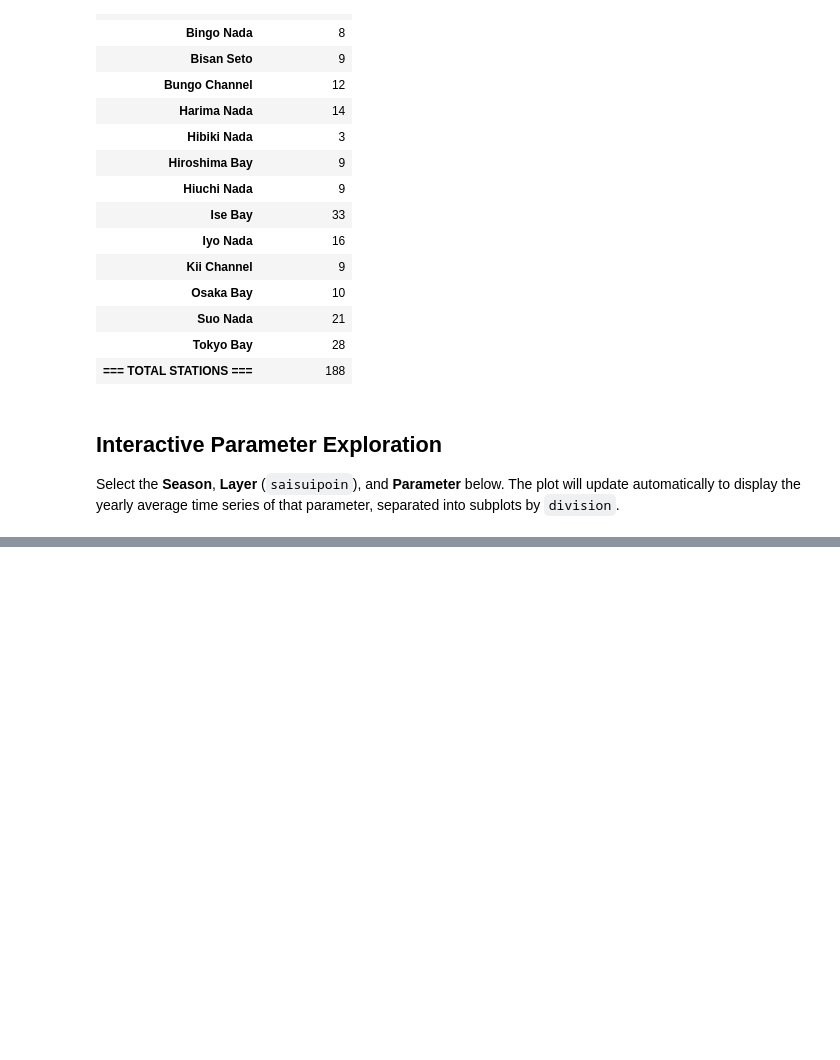
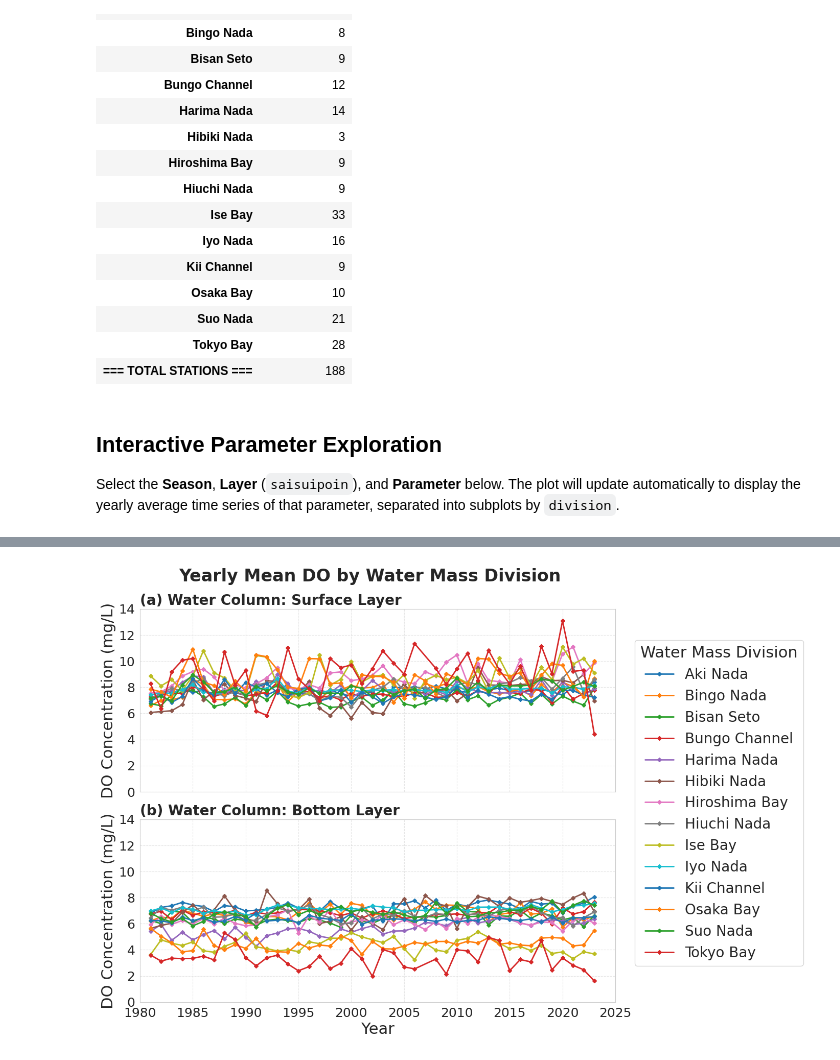
Before and after one commit to reyhanstig/SIS_Analysis_WSL, a Jupyter notebook: notebooks/15_water_mass_division_overview.ipynb, the cells around one changed output, grey strips where cells are left out. Saved outputs shown, nothing was run; the diff lists cells and outputs as text; code cells hidden in the pictures; blank space fills up the shorter version.

```diff
--- a/notebooks/15_water_mass_division_overview.ipynb
+++ b/notebooks/15_water_mass_division_overview.ipynb
@@ -336,0 +342,67 @@ for div in all_divisions:
+# %%
+import matplotlib.ticker as mticker
+
+# --- Manual Font Size Parameters (Adjust these values) ---
+f_main_title    = 24
+f_subplot_title = 20
+f_axis_label    = 22
+f_tick_label    = 18
+f_legend        = 20
+# ---------------------------------------------------------
+
+# Set up a figure with two subplots displaying Surface and Bottom, sharing the x-axis
+fig, axes = plt.subplots(2, 1, figsize=(12, 10), sharex=True)
+
+def plot_unified_layer(ax, layer_val, layer_title, marker_letter):
+    # Plot a line for each division on the same axis
+    for div in all_divisions:
+        div_data = regional_stats_all[(regional_stats_all['division'] == div) &
+                                      (regional_stats_all['saisuipoin'] == layer_val)].sort_values('year')
+
+        if not div_data.empty:
+            color = global_div_colour.get(div, 'grey')
+            ax.plot(div_data['year'], div_data['mean'], marker='D', markersize=4,
+                    linewidth=2.0, label=div, color=color)
+
+    # Subplot styling with manual font overrides
+    ax.set_title(f"({marker_letter}) Water Column: {layer_title}",
+                 loc='left', fontsize=f_subplot_title, fontweight='bold')
+    ax.set_ylabel(y_label, fontsize=f_axis_label)
+
+    # Ticker font size
+    ax.tick_params(axis='both', labelsize=f_tick_label)
+
+    # NEW: Set specific Y-axis range and interval (every 2 units)
+    ax.set_ylim(0, 14)
+    ax.yaxis.set_major_locator(mticker.MultipleLocator(2))
+
+    # NEW: Set specific X-axis ticker interval (every 5 years)
+    ax.xaxis.set_major_locator(mticker.MultipleLocator(5))
+
+    # Ensure X-axis range covers your data starting from 1980 for the grid
+    ax.set_xlim(1980, 2025)
+
+    # NEW: Configure Grid lines to match the new 5-year/2-unit intervals
+    ax.grid(True, which='major', axis='both', linestyle='--', alpha=0.5)
+
+# Execute the plotting function for Surface and Bottom layers
+plot_unified_layer(axes[0], 1, "Surface Layer", "a")
+plot_unified_layer(axes[1], 2, "Bottom Layer", "b")
+
+# Configure the X-axis exclusively on the bottom plot
+axes[1].set_xlabel("Year", fontsize=f_axis_label)
+
+# Extract handles and labels from the first axis to create a unified legend
+handles, labels = axes[0].get_legend_handles_labels()
+fig.legend(handles, labels, loc='center left', bbox_to_anchor=(0.92, 0.5),
+           title="Water Mass Division", fontsize=f_legend, title_fontsize=f_legend+2)
+
+# Set Main Figure Title
+fig.suptitle(f"Yearly Mean {param_name} by Water Mass Division",
+             fontsize=f_main_title, fontweight='bold', y=0.96)
+
+# Extrude the plots leftward slightly to make ample room for the unified legend
+plt.subplots_adjust(top=0.88, right=0.9, hspace=0.15)
+plt.show()
+# %% [output]
+[figure, added]
```
Also changed, not shown: parts of 3 cells of this notebook, 6 other files.
